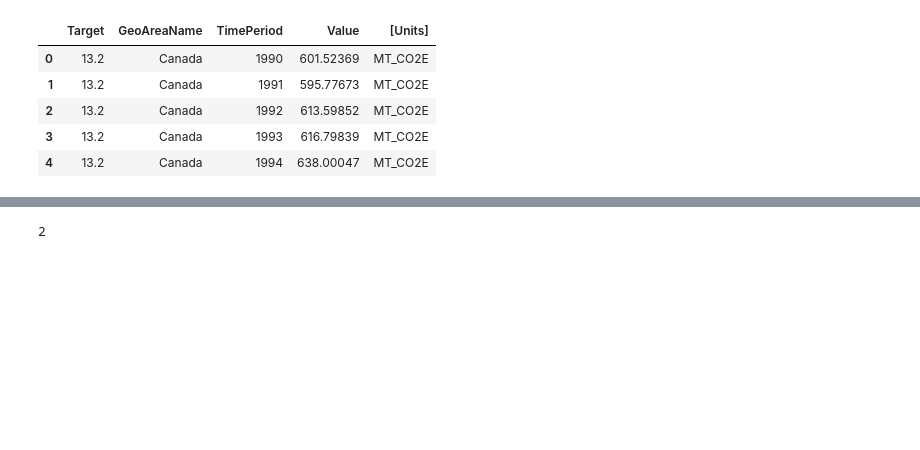
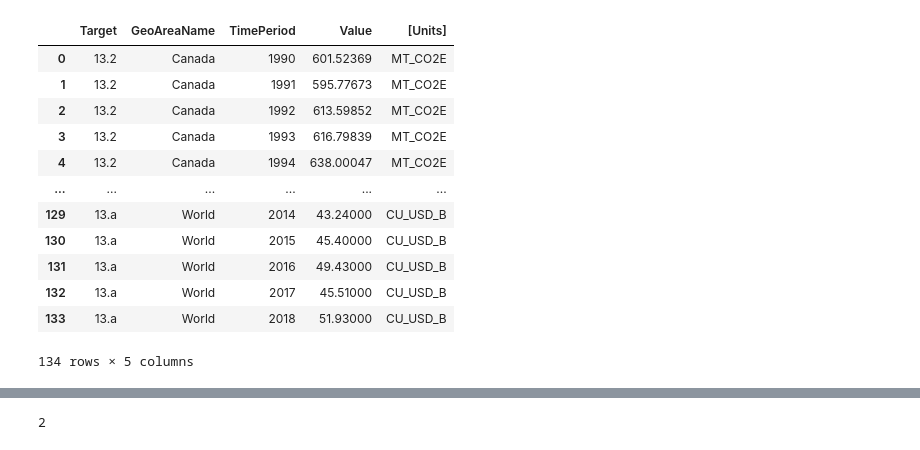
Before and after one commit to fabiomarcullo/Project_1_Climate_Action_Goals, a Jupyter notebook: Project_Sustainability_Data.ipynb, the cells around one changed output, grey strips where cells are left out. Cells and saved outputs as stored; diff of their text form; code cells hidden in the pictures; blank space fills up the shorter version.

```diff
--- a/Project_Sustainability_Data.ipynb
+++ b/Project_Sustainability_Data.ipynb
@@ -7,13 +7,20 @@ import pandas as pd
 # %%
 # Data Source:https://unstats.un.org/sdgs/UNSDGAPIV5/swagger/index.html
 un_goals = pd.read_csv("Resources/UN_Goals.csv")
 
 un_goals_clean = un_goals[["Target", 'GeoAreaName', 'TimePeriod', 'Value', '[Units]']]
-un_goals_clean.head()
+un_goals_clean
 # %% [output]
 |  | Target | GeoAreaName | TimePeriod | Value | [Units] |
 | 0 | 13.2 | Canada | 1990 | 601.52369 | MT_CO2E |
 | 1 | 13.2 | Canada | 1991 | 595.77673 | MT_CO2E |
 | 2 | 13.2 | Canada | 1992 | 613.59852 | MT_CO2E |
 | 3 | 13.2 | Canada | 1993 | 616.79839 | MT_CO2E |
 | 4 | 13.2 | Canada | 1994 | 638.00047 | MT_CO2E |
+| ... | ... | ... | ... | ... | ... |
+| 129 | 13.a | World | 2014 | 43.24000 | CU_USD_B |
+| 130 | 13.a | World | 2015 | 45.40000 | CU_USD_B |
+| 131 | 13.a | World | 2016 | 49.43000 | CU_USD_B |
+| 132 | 13.a | World | 2017 | 45.51000 | CU_USD_B |
+| 133 | 13.a | World | 2018 | 51.93000 | CU_USD_B |
+134 rows × 5 columns
```
Also changed, not shown: parts of 2 cells of this notebook.
